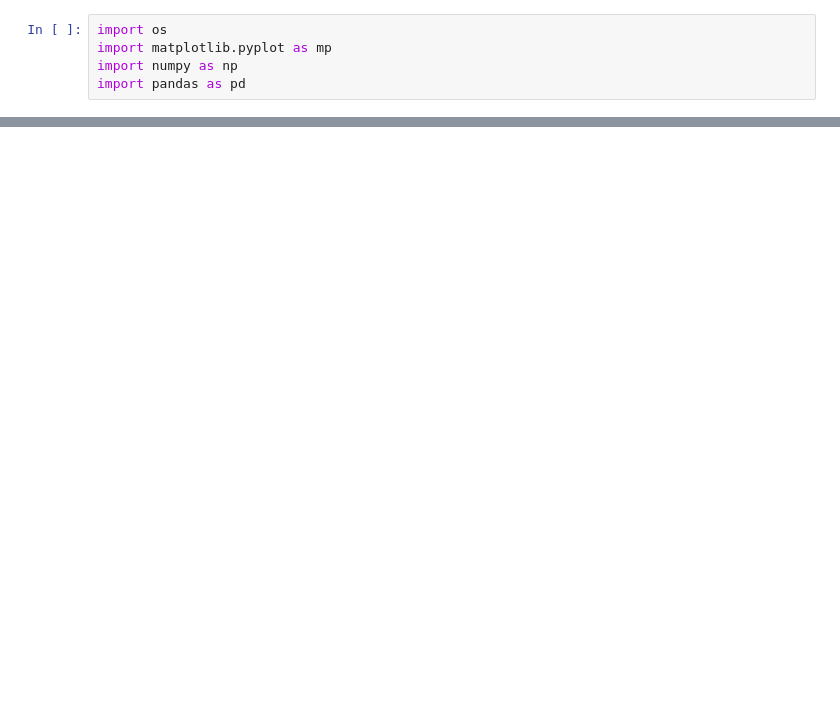
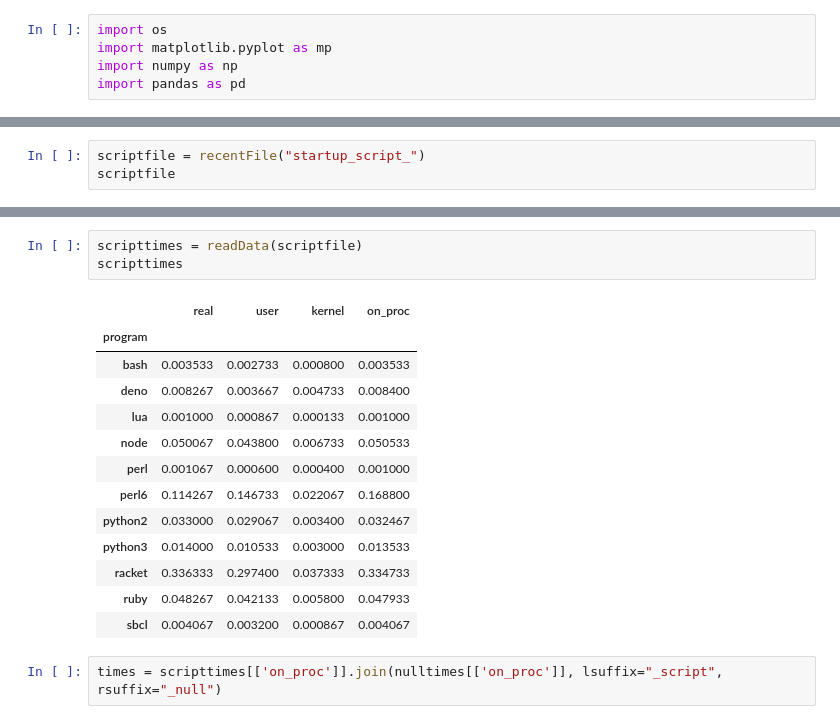
Before and after one commit to wilt00/startuptime, a Jupyter notebook: analysis.ipynb, the cells around one changed output, grey strips where cells are left out. Drawn from its saved outputs; the diff is of its cells as text; blank space fills up the shorter version.

```diff
--- a/analysis.ipynb
+++ b/analysis.ipynb
@@ -12,0 +37,3 @@ filename
+# %%
+scriptfile = recentFile("startup_script_")
+scriptfile
@@ -48,0 +66,19 @@ mp.show()
+# %%
+scripttimes = readData(scriptfile)
+scripttimes
+# %% [output]
+|  | real | user | kernel | on_proc |
+| program |  |  |  |  |
+| bash | 0.003533 | 0.002733 | 0.000800 | 0.003533 |
+| deno | 0.008267 | 0.003667 | 0.004733 | 0.008400 |
+| lua | 0.001000 | 0.000867 | 0.000133 | 0.001000 |
+| node | 0.050067 | 0.043800 | 0.006733 | 0.050533 |
+| perl | 0.001067 | 0.000600 | 0.000400 | 0.001000 |
+| perl6 | 0.114267 | 0.146733 | 0.022067 | 0.168800 |
+| python2 | 0.033000 | 0.029067 | 0.003400 | 0.032467 |
+| python3 | 0.014000 | 0.010533 | 0.003000 | 0.013533 |
+| racket | 0.336333 | 0.297400 | 0.037333 | 0.334733 |
+| ruby | 0.048267 | 0.042133 | 0.005800 | 0.047933 |
+| sbcl | 0.004067 | 0.003200 | 0.000867 | 0.004067 |
+# %%
+times = scripttimes[['on_proc']].join(nulltimes[['on_proc']], lsuffix="_script", rsuffix="_null")
```
Also changed, not shown: parts of 11 cells of this notebook, 1 other file.
